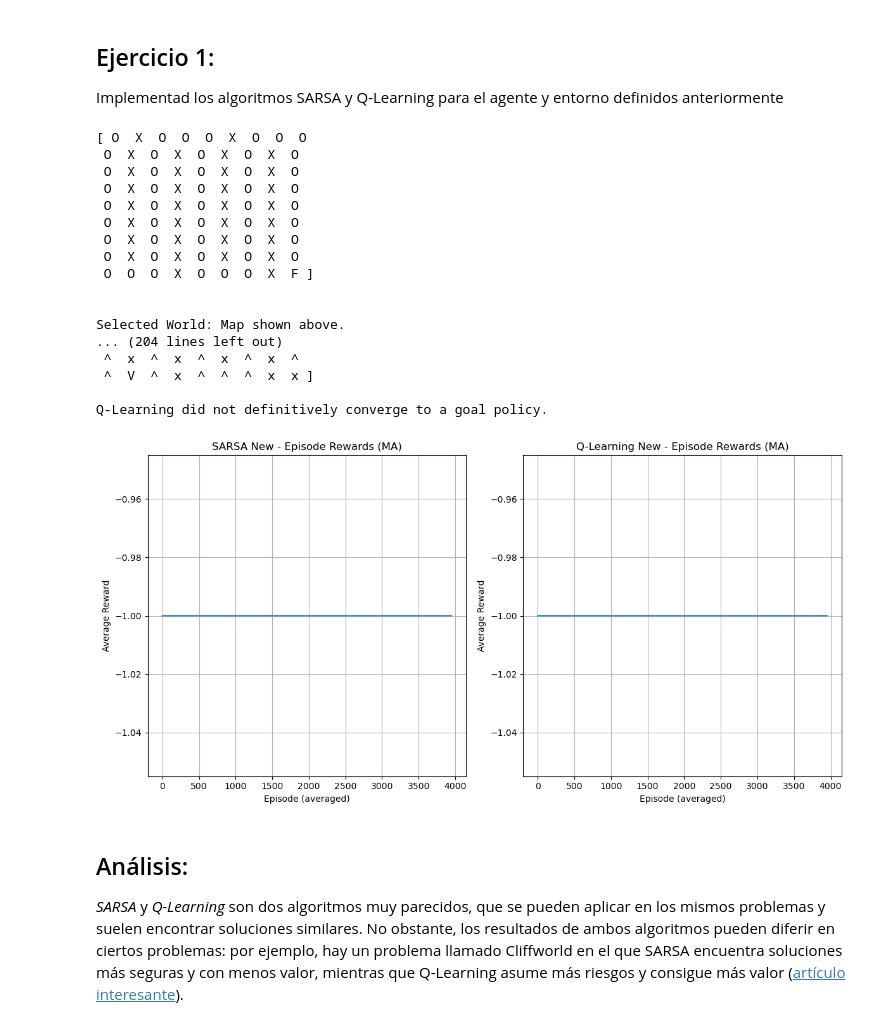
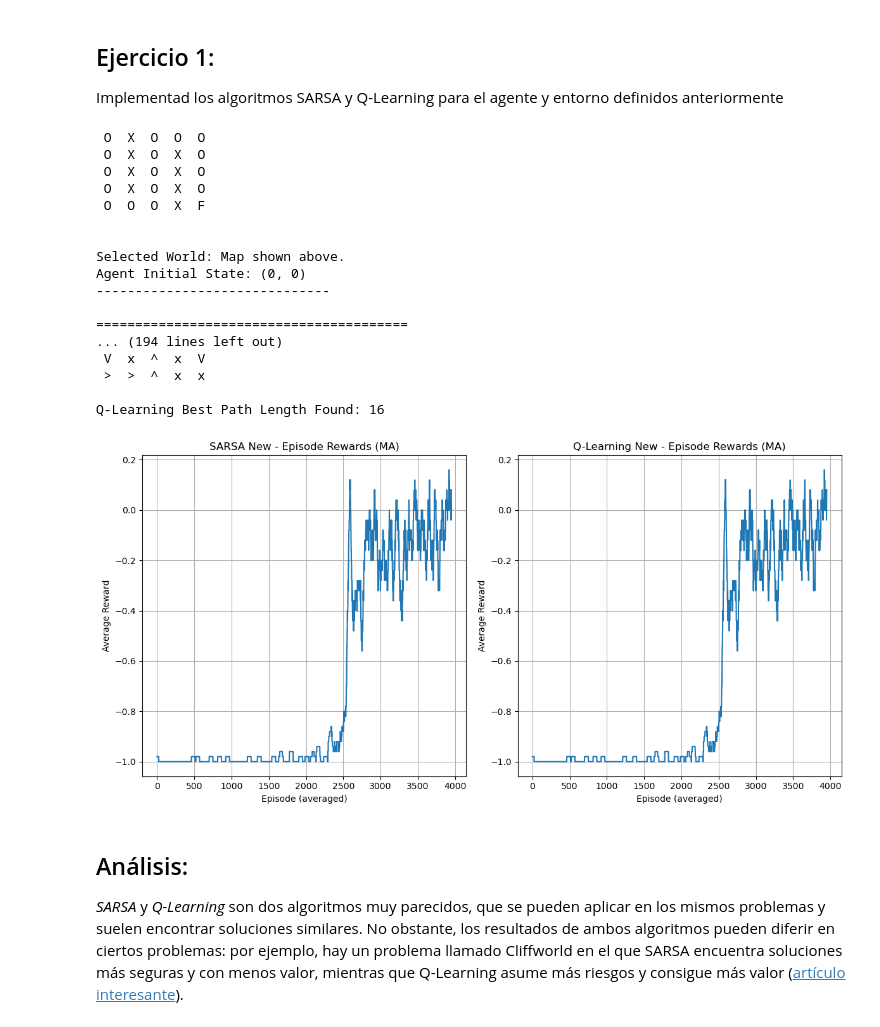
Before and after one commit to RafaDom02/AR, a Jupyter notebook: GridWorld3.ipynb, the cells around one changed output. Drawn from its saved outputs; the diff is of its cells as text; code cells hidden in the pictures.

```diff
--- a/GridWorld3.ipynb
+++ b/GridWorld3.ipynb
@@ -217,14 +78,13 @@ class Agent:
 # %% [markdown]
 Prueba de la clase *Agent*:
 # %%
-if __name__ == "__main__":
-  # Crear el mundo
-  w = World((10, 10), [(9, 9)], [(2, 4), (4, 2)], [(0, 2), (9, 7)], [(2, 2), (7, 7)])
-  printMap(w)
-  # Crear el agente
-  a = Agent(w, (2, 0))
-  # Mover el agente en la diagonal principal
-  for i in range(1, 5):
-    # Mostrar cada nuevo estado y su recompensa
-    print(a.executeAction((0, 1)))
+# Crear el mundo
+w = World((10, 10), [(9, 9)], [(2, 4), (4, 2)], [(0, 2), (9, 7)], [(2, 2), (7, 7)])
+printMap(w)
+# Crear el agente
+a = Agent(w, (2, 0))
+# Mover el agente en la diagonal principal
+for i in range(1, 5):
+  # Mostrar cada nuevo estado y su recompensa
+  print(a.executeAction((0, 1)))
 # %% [output]
@@ -746,8 +511,8 @@ if __name__ == "__main__":
 
     # --- Select World and Agent ---
 
-    # current_world = w1p
-    current_world = w1m
+    current_world = w1p
+    # current_world = w1m
     # current_world = w1g
     # current_world = w2p
     # current_world = w2m
@@ -828,47 +593,47 @@ if __name__ == "__main__":
         def moving_average(data, window_size=50):
             if len(data) < window_size: return data
             return np.convolve(data, np.ones(window_size)/window_size, mode='valid')
 
         plt.subplot(1, 2, 1)
         plt.plot(moving_average(sarsa_learner.episode_rewards))
         plt.title(f"SARSA New - Episode Rewards (MA)")
         plt.xlabel("Episode (averaged)")
         plt.ylabel("Average Reward")
         plt.grid(True)
 
         plt.subplot(1, 2, 2)
         plt.plot(moving_average(qlearning_learner.episode_rewards))
         plt.title(f"Q-Learning New - Episode Rewards (MA)")
         plt.xlabel("Episode (averaged)")
         plt.ylabel("Average Reward")
         plt.grid(True)
 
         plt.tight_layout()
         plt.show()
 
     except ImportError:
         print("\nMatplotlib not found. Skipping reward plot.")
     except Exception as e:
         print(f"\nError plotting rewards: {e}")
 # %% [output]
-[ O  X  O  O  O  X  O  O  O
- O  X  O  X  O  X  O  X  O
- O  X  O  X  O  X  O  X  O
- O  X  O  X  O  X  O  X  O
- O  X  O  X  O  X  O  X  O
- O  X  O  X  O  X  O  X  O
- O  X  O  X  O  X  O  X  O
- O  X  O  X  O  X  O  X  O
- O  O  O  X  O  O  O  X  F ]
+ O  X  O  O  O
+ O  X  O  X  O
+ O  X  O  X  O
+ O  X  O  X  O
+ O  O  O  X  F
 
 
 Selected World: Map shown above.
-... (204 lines left out)
- ^  x  ^  x  ^  x  ^  x  ^
- ^  V  ^  x  ^  ^  ^  x  x ]
+Agent Initial State: (0, 0)
+------------------------------
 
-Q-Learning did not definitively converge to a goal policy.
+========================================
+... (194 lines left out)
+ V  x  ^  x  V
+ >  >  ^  x  x
+
+Q-Learning Best Path Length Found: 16
-[figure, old version]
+[figure, new version]
 # %% [markdown]
 ## Análisis:
 
```
Also changed, not shown: parts of 10 cells of this notebook, 2 other files.
